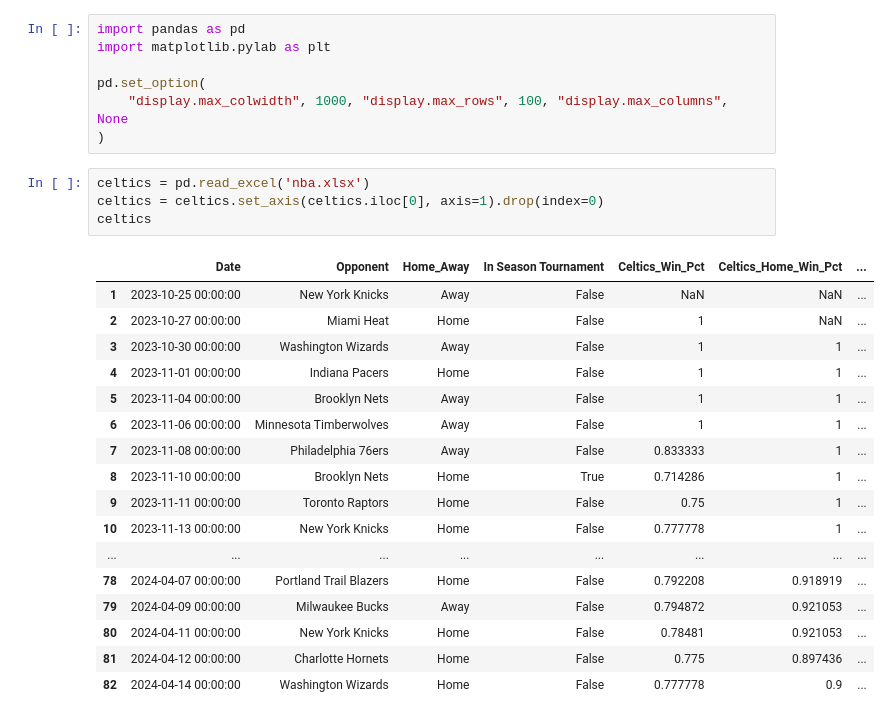
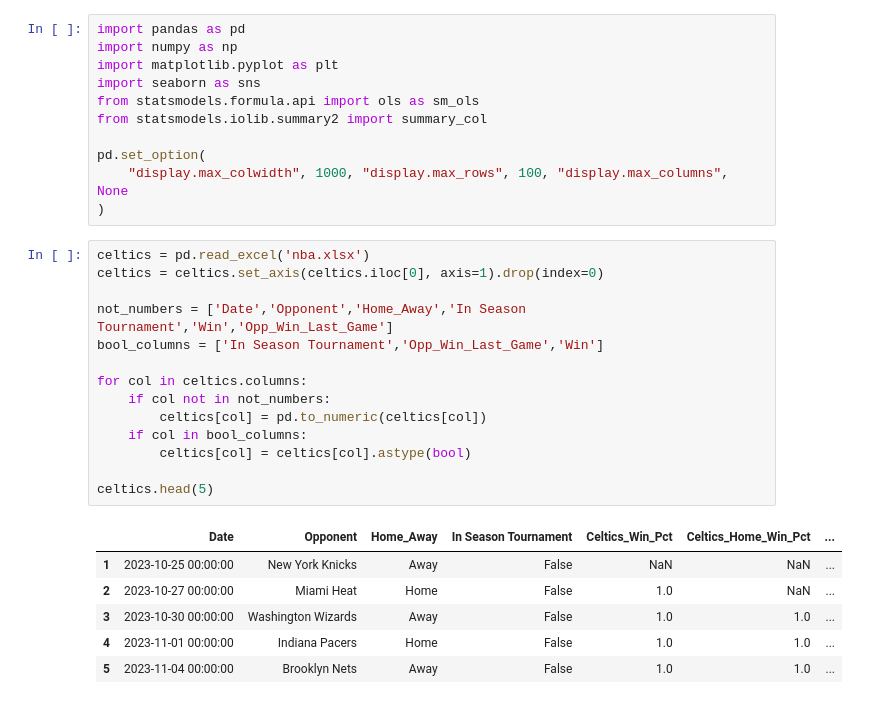
Before and after one commit to michaelparker7/FIN-377-Final-Project, a Jupyter notebook: Scrap.ipynb, the cells around one changed output. Saved outputs shown, nothing was run; the diff lists cells and outputs as text.

```diff
--- a/Scrap.ipynb
+++ b/Scrap.ipynb
@@ -1,6 +1,10 @@
 # %%
 import pandas as pd
-import matplotlib.pylab as plt
+import numpy as np
+import matplotlib.pyplot as plt
+import seaborn as sns
+from statsmodels.formula.api import ols as sm_ols
+from statsmodels.iolib.summary2 import summary_col
 
 pd.set_option(
     "display.max_colwidth", 1000, "display.max_rows", 100, "display.max_columns", None
@@ -8,23 +12,22 @@ pd.set_option(
 # %%
 celtics = pd.read_excel('nba.xlsx')
 celtics = celtics.set_axis(celtics.iloc[0], axis=1).drop(index=0)
-celtics
+
+not_numbers = ['Date','Opponent','Home_Away','In Season Tournament','Win','Opp_Win_Last_Game']
+bool_columns = ['In Season Tournament','Opp_Win_Last_Game','Win']
+
+for col in celtics.columns:
+    if col not in not_numbers:
+        celtics[col] = pd.to_numeric(celtics[col])
+    if col in bool_columns:
+        celtics[col] = celtics[col].astype(bool)
+
+celtics.head(5)
 # %% [output]
 |  | Date | Opponent | Home_Away | In Season Tournament | Celtics_Win_Pct | Celtics_Home_Win_Pct | ... |
 | 1 | 2023-10-25 00:00:00 | New York Knicks | Away | False | NaN | NaN | ... |
-| 2 | 2023-10-27 00:00:00 | Miami Heat | Home | False | 1 | NaN | ... |
-| 3 | 2023-10-30 00:00:00 | Washington Wizards | Away | False | 1 | 1 | ... |
-| 4 | 2023-11-01 00:00:00 | Indiana Pacers | Home | False | 1 | 1 | ... |
-| 5 | 2023-11-04 00:00:00 | Brooklyn Nets | Away | False | 1 | 1 | ... |
-| 6 | 2023-11-06 00:00:00 | Minnesota Timberwolves | Away | False | 1 | 1 | ... |
-| 7 | 2023-11-08 00:00:00 | Philadelphia 76ers | Away | False | 0.833333 | 1 | ... |
-| 8 | 2023-11-10 00:00:00 | Brooklyn Nets | Home | True | 0.714286 | 1 | ... |
-| 9 | 2023-11-11 00:00:00 | Toronto Raptors | Home | False | 0.75 | 1 | ... |
-| 10 | 2023-11-13 00:00:00 | New York Knicks | Home | False | 0.777778 | 1 | ... |
-| ... | ... | ... | ... | ... | ... | ... | ... |
-| 78 | 2024-04-07 00:00:00 | Portland Trail Blazers | Home | False | 0.792208 | 0.918919 | ... |
-| 79 | 2024-04-09 00:00:00 | Milwaukee Bucks | Away | False | 0.794872 | 0.921053 | ... |
-| 80 | 2024-04-11 00:00:00 | New York Knicks | Home | False | 0.78481 | 0.921053 | ... |
-| 81 | 2024-04-12 00:00:00 | Charlotte Hornets | Home | False | 0.775 | 0.897436 | ... |
-| 82 | 2024-04-14 00:00:00 | Washington Wizards | Home | False | 0.777778 | 0.9 | ... |
+| 2 | 2023-10-27 00:00:00 | Miami Heat | Home | False | 1.0 | NaN | ... |
+| 3 | 2023-10-30 00:00:00 | Washington Wizards | Away | False | 1.0 | 1.0 | ... |
+| 4 | 2023-11-01 00:00:00 | Indiana Pacers | Home | False | 1.0 | 1.0 | ... |
+| 5 | 2023-11-04 00:00:00 | Brooklyn Nets | Away | False | 1.0 | 1.0 | ... |
 # %%
```
Also changed, not shown: parts of 20 cells of this notebook, 1 other file.
